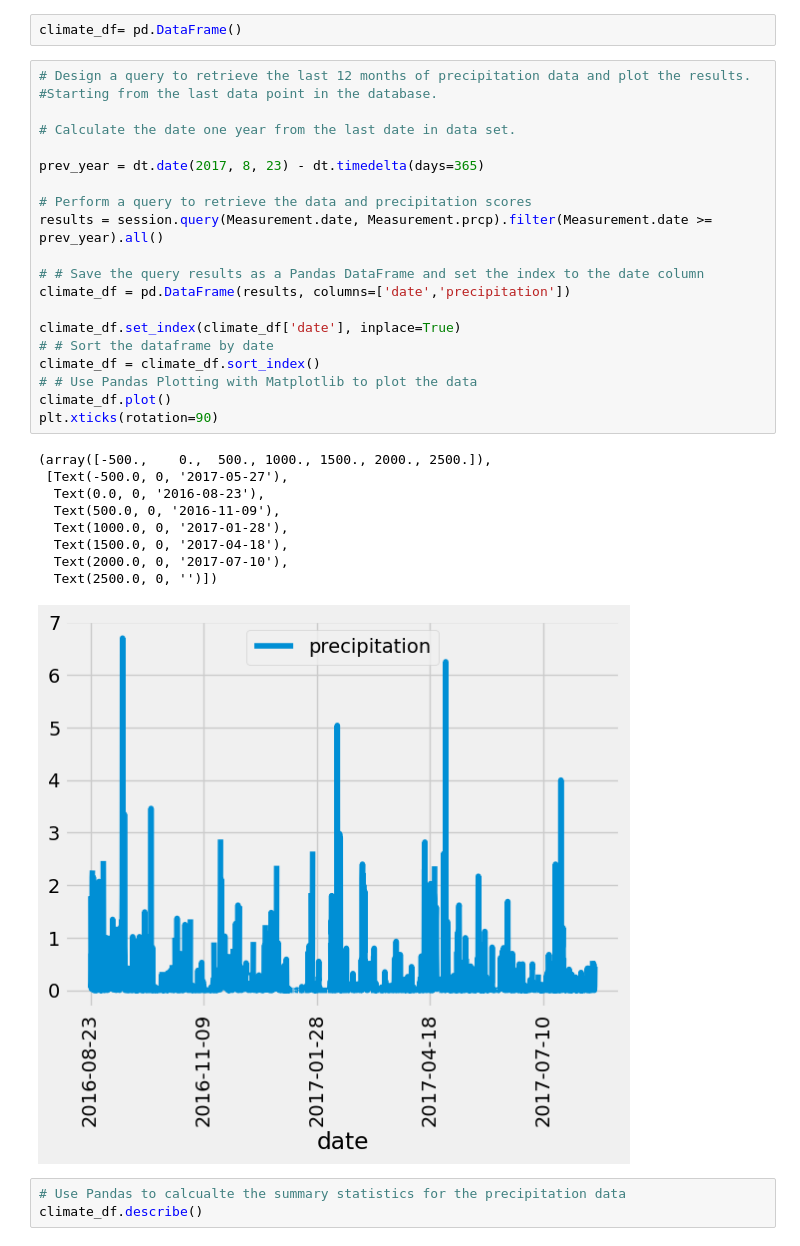
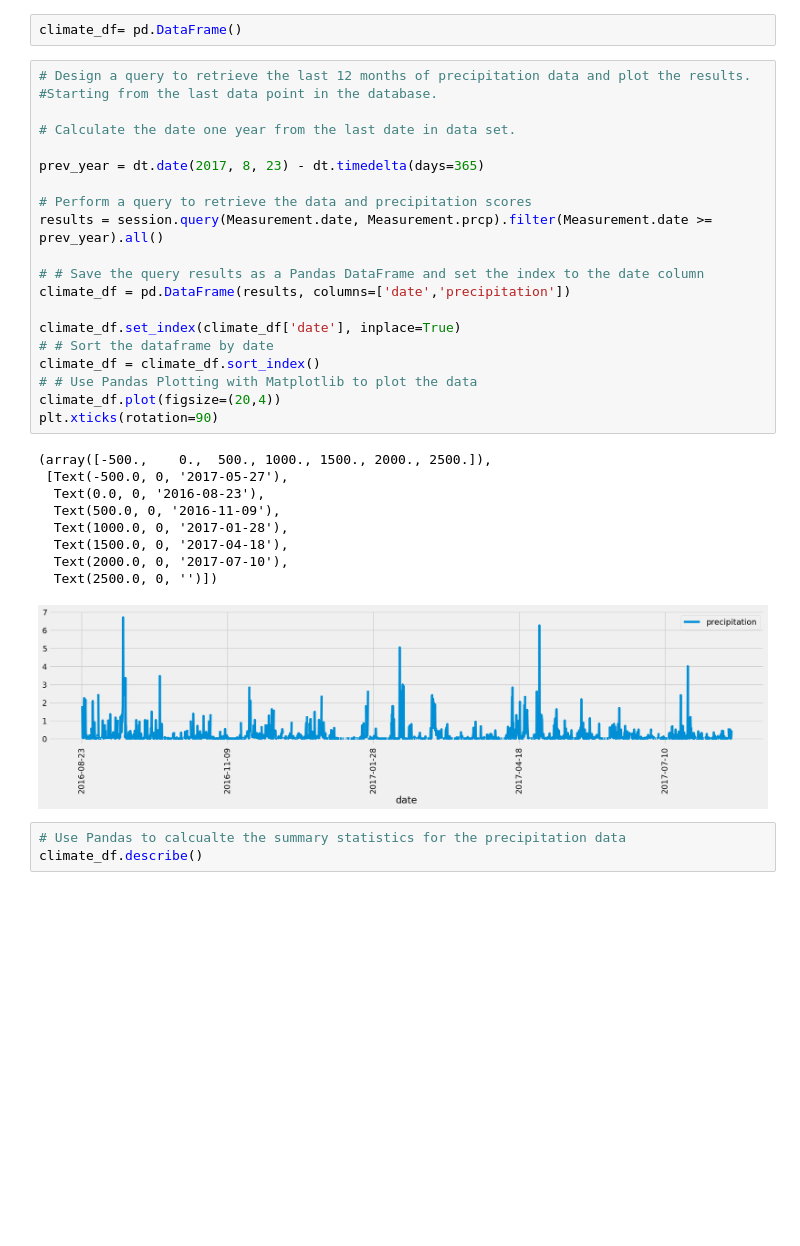
Before and after one commit to LJD0/Business_Climate_Analysis, a Jupyter notebook: climate_analysis.ipynb, the cells around one changed output. Saved outputs shown, nothing was run; the diff lists cells and outputs as text; blank space fills up the shorter version.

```diff
--- a/climate_analysis.ipynb
+++ b/climate_analysis.ipynb
@@ -44,33 +44,33 @@ climate_df= pd.DataFrame()
 # %%
 # Design a query to retrieve the last 12 months of precipitation data and plot the results.
 #Starting from the last data point in the database.
 
 # Calculate the date one year from the last date in data set.
 
 prev_year = dt.date(2017, 8, 23) - dt.timedelta(days=365)
 
 # Perform a query to retrieve the data and precipitation scores
 results = session.query(Measurement.date, Measurement.prcp).filter(Measurement.date >= prev_year).all()
 
 # # Save the query results as a Pandas DataFrame and set the index to the date column
 climate_df = pd.DataFrame(results, columns=['date','precipitation'])
 
 climate_df.set_index(climate_df['date'], inplace=True)
 # # Sort the dataframe by date
 climate_df = climate_df.sort_index()
 # # Use Pandas Plotting with Matplotlib to plot the data
-climate_df.plot()
+climate_df.plot(figsize=(20,4))
 plt.xticks(rotation=90)
 # %% [output]
 (array([-500.,    0.,  500., 1000., 1500., 2000., 2500.]),
  [Text(-500.0, 0, '2017-05-27'),
   Text(0.0, 0, '2016-08-23'),
   Text(500.0, 0, '2016-11-09'),
   Text(1000.0, 0, '2017-01-28'),
   Text(1500.0, 0, '2017-04-18'),
   Text(2000.0, 0, '2017-07-10'),
   Text(2500.0, 0, '')])
-[figure, old version]
+[figure, new version]
 # %%
 # Use Pandas to calcualte the summary statistics for the precipitation data
 climate_df.describe()
```
Also changed, not shown: parts of 6 cells of this notebook, 1 other file.
